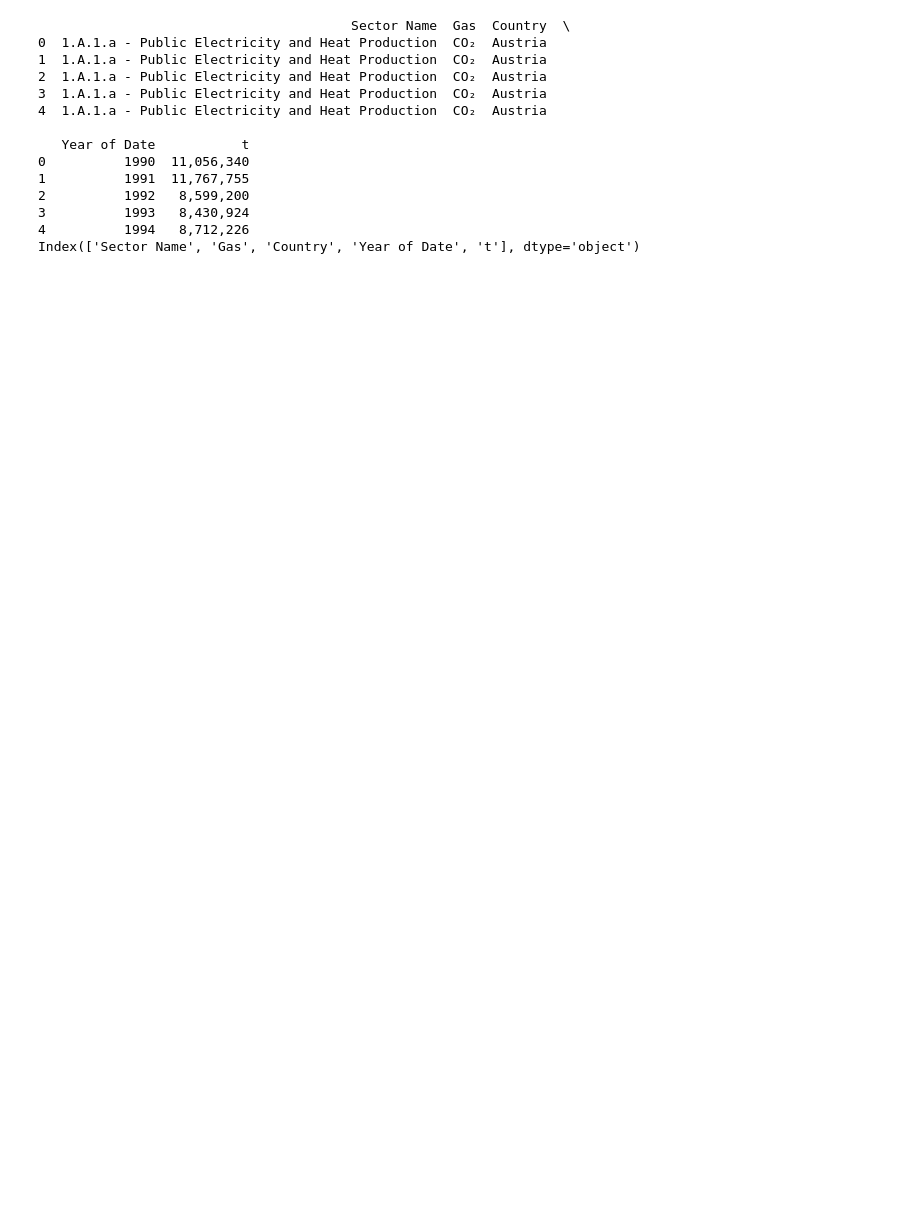
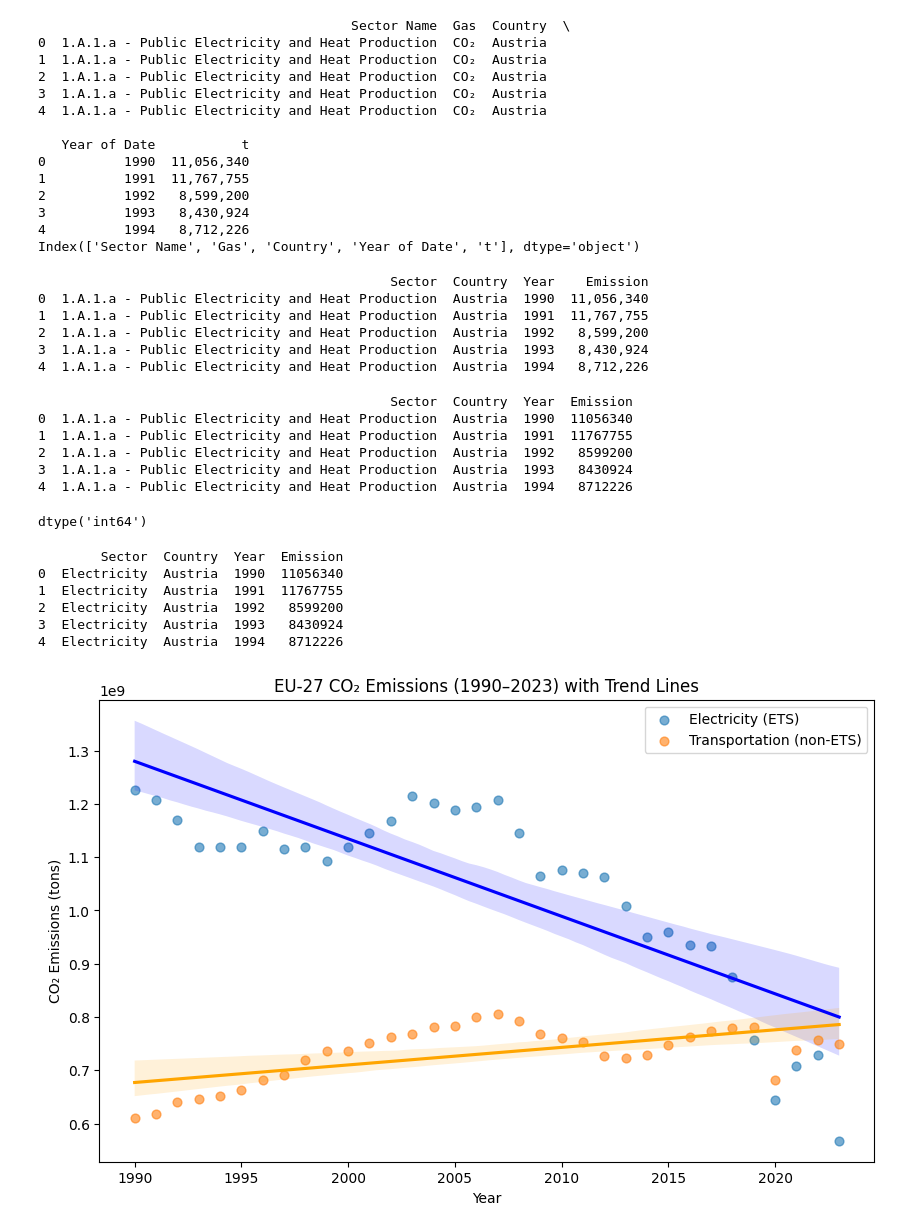
Before and after one commit to ShayHXY1017/Python-for-Public-Policy-Final-Project, a Jupyter notebook: EU_ETS.ipynb, the cells around one changed output. Saved outputs shown, nothing was run; the diff lists cells and outputs as text; code cells hidden in the pictures; blank space fills up the shorter version.

```diff
--- a/EU_ETS.ipynb
+++ b/EU_ETS.ipynb
@@ -26,3 +52,70 @@ print(raw.columns)
 3          1993   8,430,924
 4          1994   8,712,226
 Index(['Sector Name', 'Gas', 'Country', 'Year of Date', 't'], dtype='object')
+# %%
+# rename columns and copy to a new df called emission
+emission = raw[['Sector Name', 'Country', 'Year of Date', 't']].copy()
+emission.columns = ['Sector', 'Country', 'Year', 'Emission']
+print(emission.head())
+# %% [output]
+                                             Sector  Country  Year    Emission
+0  1.A.1.a - Public Electricity and Heat Production  Austria  1990  11,056,340
+1  1.A.1.a - Public Electricity and Heat Production  Austria  1991  11,767,755
+2  1.A.1.a - Public Electricity and Heat Production  Austria  1992   8,599,200
+3  1.A.1.a - Public Electricity and Heat Production  Austria  1993   8,430,924
+4  1.A.1.a - Public Electricity and Heat Production  Austria  1994   8,712,226
+# %%
+# remove comma from emission column
+emission['Emission'] = emission['Emission'].astype(str).str.replace(',', '').str.replace(' ', '')
+emission['Emission'] = pd.to_numeric(emission['Emission'], errors='coerce')
+np.dtype(emission['Emission'])
+print(emission.head())
+# %% [output]
+                                             Sector  Country  Year  Emission
+0  1.A.1.a - Public Electricity and Heat Production  Austria  1990  11056340
+1  1.A.1.a - Public Electricity and Heat Production  Austria  1991  11767755
+2  1.A.1.a - Public Electricity and Heat Production  Austria  1992   8599200
+3  1.A.1.a - Public Electricity and Heat Production  Austria  1993   8430924
+4  1.A.1.a - Public Electricity and Heat Production  Austria  1994   8712226
+# %%
+np.dtype(emission['Year'])
+# %% [output]
+dtype('int64')
+# %%
+# simplify sector names
+emission['Sector'] = emission['Sector'].str.lower()
+emission['Sector'] = emission['Sector'].apply(lambda s:
+    'Electricity' if 'electric' in s or 'heat' in s
+    else ('Transportation' if 'transport' in s else 'Other')
+)
+print(emission.head())
+# %% [output]
+        Sector  Country  Year  Emission
+0  Electricity  Austria  1990  11056340
+1  Electricity  Austria  1991  11767755
+2  Electricity  Austria  1992   8599200
+3  Electricity  Austria  1993   8430924
+4  Electricity  Austria  1994   8712226
+# %%
+# dataset already contains aggregate data for eu as a whole
+eu = emission[emission['Country'] == 'EU-27'].copy()
+
+plt.figure(figsize=(10,6))
+sns.regplot(data=eu[eu['Sector'] == 'Electricity'],
+            x='Year', y='Emission',
+            scatter_kws={'s': 40, 'alpha': 0.6},
+            line_kws={'color': 'blue'},
+            label='Electricity (ETS)')
+
+sns.regplot(data=eu[eu['Sector'] == 'Transportation'],
+            x='Year', y='Emission',
+            scatter_kws={'s': 40, 'alpha': 0.6},
+            line_kws={'color': 'orange'},
+            label='Transportation (non-ETS)')
+
+plt.title("EU-27 CO₂ Emissions (1990–2023) with Trend Lines")
+plt.ylabel("CO₂ Emissions (tons)")
+plt.legend()
+plt.show()
+# %% [output]
+[figure, added]
```
Also changed, not shown: parts of 8 cells of this notebook.
